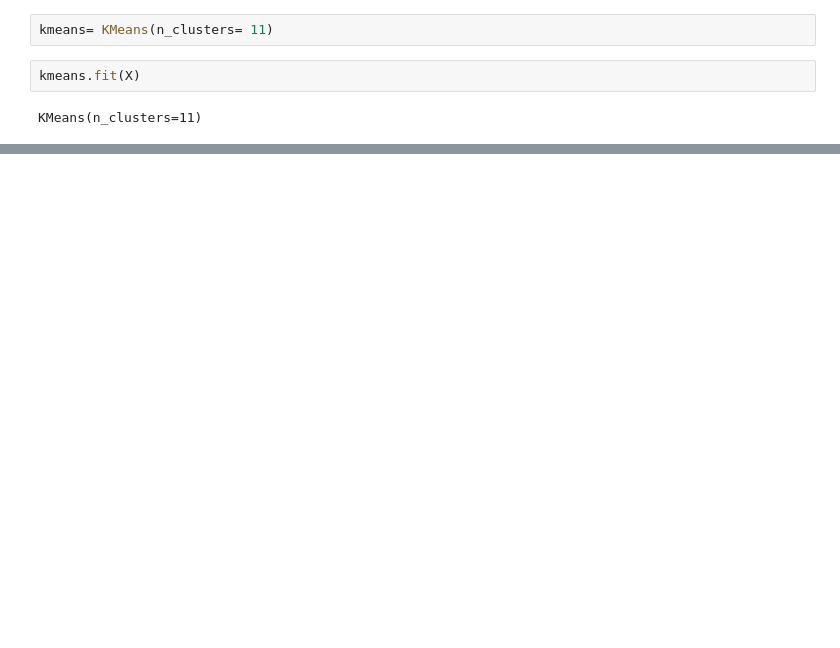
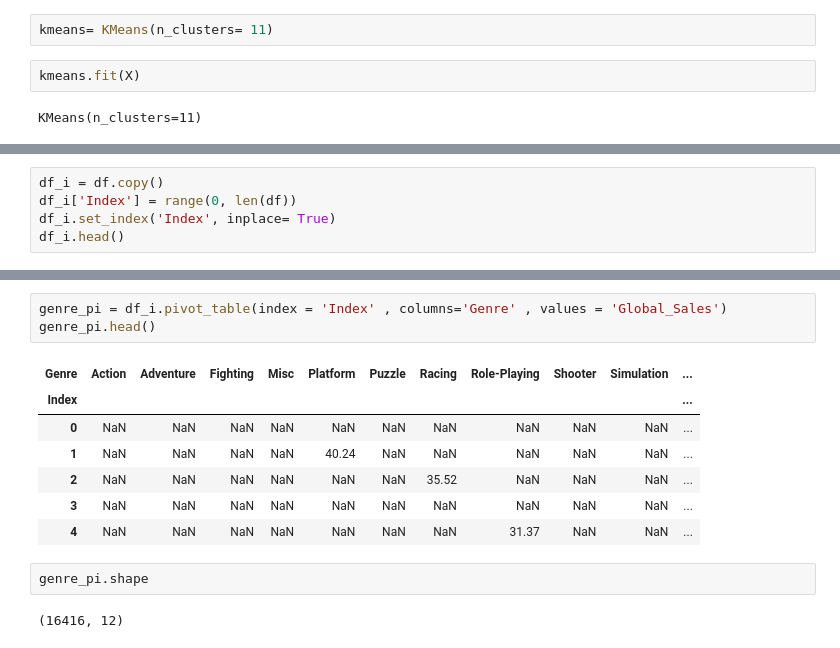
Before and after one commit to Nilo-HK/Vide-Game-Sales, a Jupyter notebook: Video Game Sales Python.ipynb, the cells around one changed output, grey strips where cells are left out. Drawn from its saved outputs; the diff is of its cells as text; blank space fills up the shorter version.

```diff
--- a/Video Game Sales Python.ipynb
+++ b/Video Game Sales Python.ipynb
@@ -698,0 +758,5 @@ RMSE : 0.005185109295825264
+# %%
+df_i = df.copy()
+df_i['Index'] = range(0, len(df))
+df_i.set_index('Index', inplace= True)
+df_i.head()
@@ -698,0 +793,15 @@ RMSE : 0.005185109295825264
+# %%
+genre_pi = df_i.pivot_table(index = 'Index' , columns='Genre' , values = 'Global_Sales')
+genre_pi.head()
+# %% [output]
+| Genre | Action | Adventure | Fighting | Misc | Platform | Puzzle | Racing | Role-Playing | Shooter | Simulation | ... |
+| Index |  |  |  |  |  |  |  |  |  |  | ... |
+| 0 | NaN | NaN | NaN | NaN | NaN | NaN | NaN | NaN | NaN | NaN | ... |
+| 1 | NaN | NaN | NaN | NaN | 40.24 | NaN | NaN | NaN | NaN | NaN | ... |
+| 2 | NaN | NaN | NaN | NaN | NaN | NaN | 35.52 | NaN | NaN | NaN | ... |
+| 3 | NaN | NaN | NaN | NaN | NaN | NaN | NaN | NaN | NaN | NaN | ... |
+| 4 | NaN | NaN | NaN | NaN | NaN | NaN | NaN | 31.37 | NaN | NaN | ... |
+# %%
+genre_pi.shape
+# %% [output]
+(16416, 12)
```
Also changed, not shown: parts of 112 cells of this notebook.
